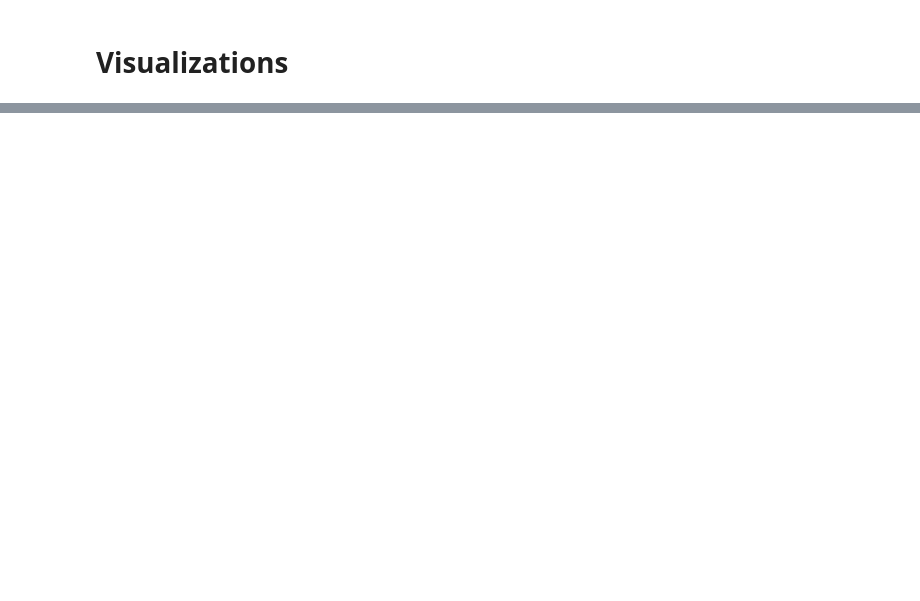
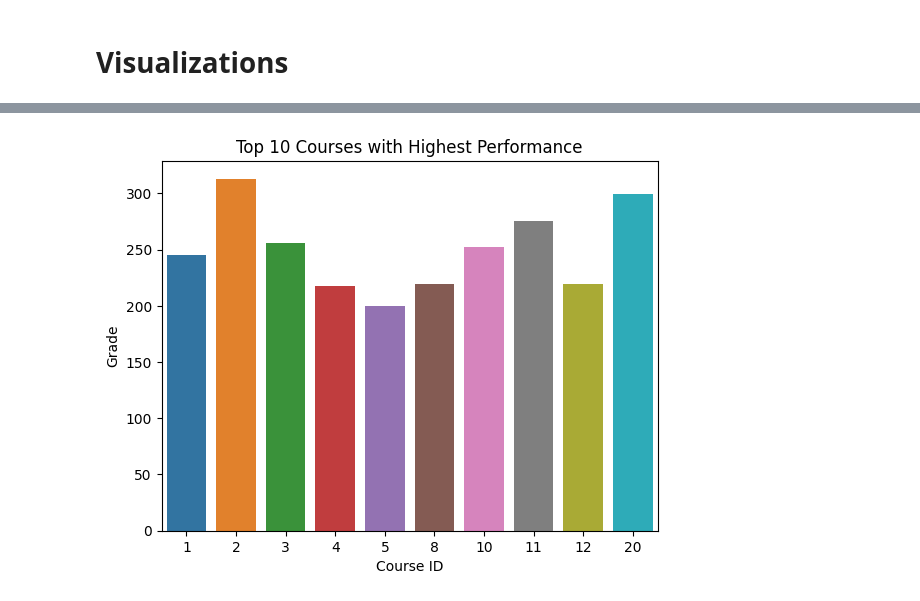
Before and after one commit to newdevon/Data-Pipeline, a Jupyter notebook: data-cleaning.ipynb, the cells around one changed output, grey strips where cells are left out. Cells and saved outputs as stored; diff of their text form; code cells hidden in the pictures; blank space fills up the shorter version.

```diff
--- a/data-cleaning.ipynb
+++ b/data-cleaning.ipynb
@@ -253,0 +92,11 @@ teacherdf.to_csv('clean-csv-files/teacherdf_clean.csv')
+# %%
+perf = gradesdf.groupby('Course ID')['Grade'].sum().nlargest(10)
+
+# Use seaborns barplot function to create vertical bars for each Course
+sns.barplot(x = perf.index, y = perf.values)
+plt.title('Top 10 Courses with Highest Performance')
+plt.xlabel('Course ID')
+plt.ylabel('Grade')
+plt.show()
+# %% [output]
+[figure, added]
```
Also changed, not shown: parts of 15 cells of this notebook, 2 other files.
